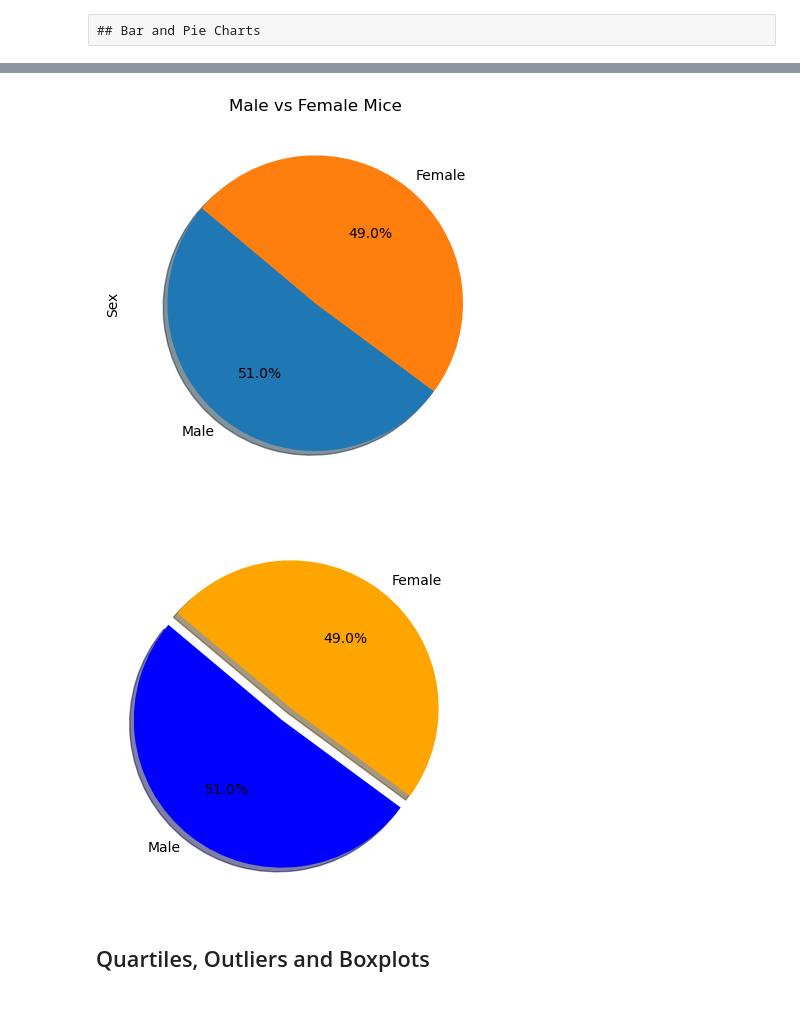
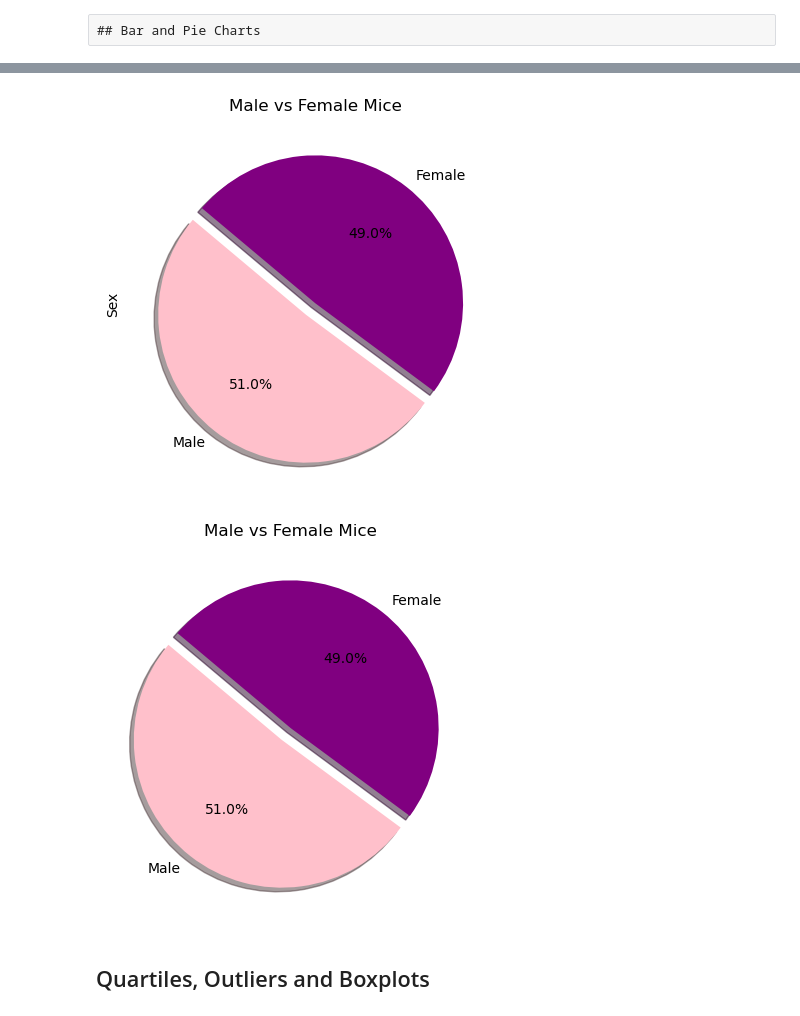
Before and after one commit to kristenfarabaugh/Matplotlib-Challenge, a Jupyter notebook: module_5_starter_code/Pymaceuticals/pymaceuticals_starter.ipynb, the cells around one changed output, grey strips where cells are left out. Saved outputs shown, nothing was run; the diff lists cells and outputs as text; code cells hidden in the pictures.

```diff
--- a/module_5_starter_code/Pymaceuticals/pymaceuticals_starter.ipynb
+++ b/module_5_starter_code/Pymaceuticals/pymaceuticals_starter.ipynb
@@ -168,23 +170,26 @@ plt.xticks(rotation = 90)
 # %%
 # Generate a pie plot showing the distribution of female versus male mice using Pandas
 gender_df = pd.DataFrame(clean_df["Sex"].value_counts())
-gender_df.plot.pie(y="Sex",autopct="%1.1f%%", shadow=True, startangle=140, legend = False)
+explode = (0.1,0)
+colors = ["pink", 'purple']
+gender_df.plot.pie(y="Sex",autopct="%1.1f%%", shadow=True, startangle=140, legend = False, explode = explode, colors = colors)
 plt.title("Male vs Female Mice")
 plt.show()
 # %% [output]
-[figure, old version]
+[figure, new version]
 # %%
 # Generate a pie plot showing the distribution of female versus male mice using pyplot
 labels = ['Male','Female']
 number = [51.0, 49.0]
-colors = ["blue", 'orange']
+colors = ["pink", 'purple']
 explode = (0.1,0)
 
 plt.pie(number, explode=explode, labels=labels, colors=colors,
         autopct="%1.1f%%", shadow=True, startangle=140)
+plt.title("Male vs Female Mice")
 plt.show()
 # %% [output]
-[figure, old version]
+[figure, new version]
 # %% [markdown]
 ## Quartiles, Outliers and Boxplots
 # %%
```
Also changed, not shown: parts of 11 cells of this notebook, 1 other file.
